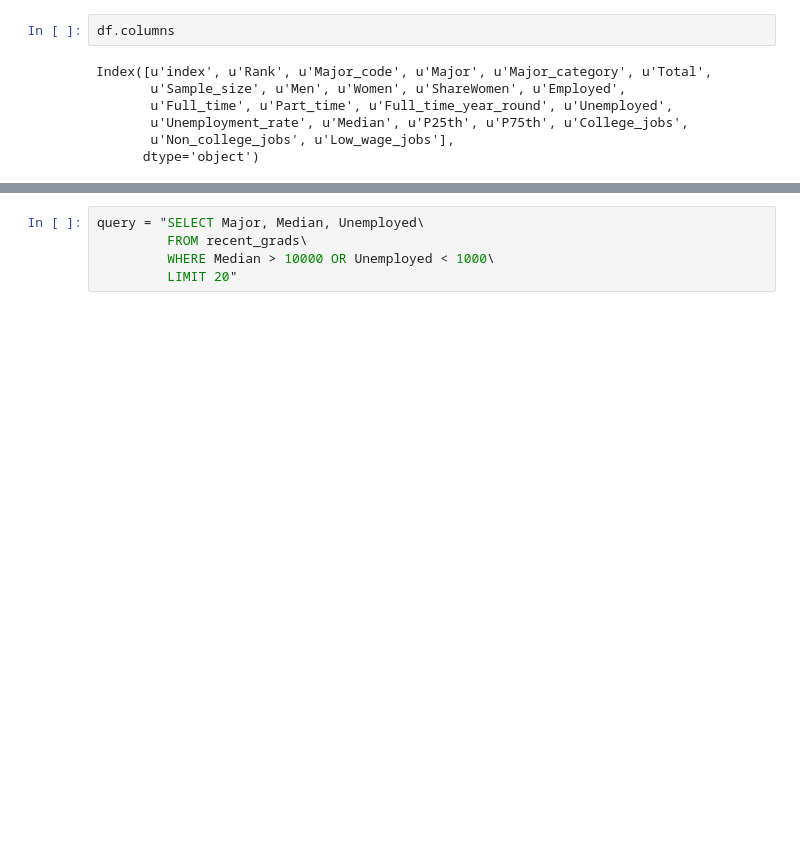
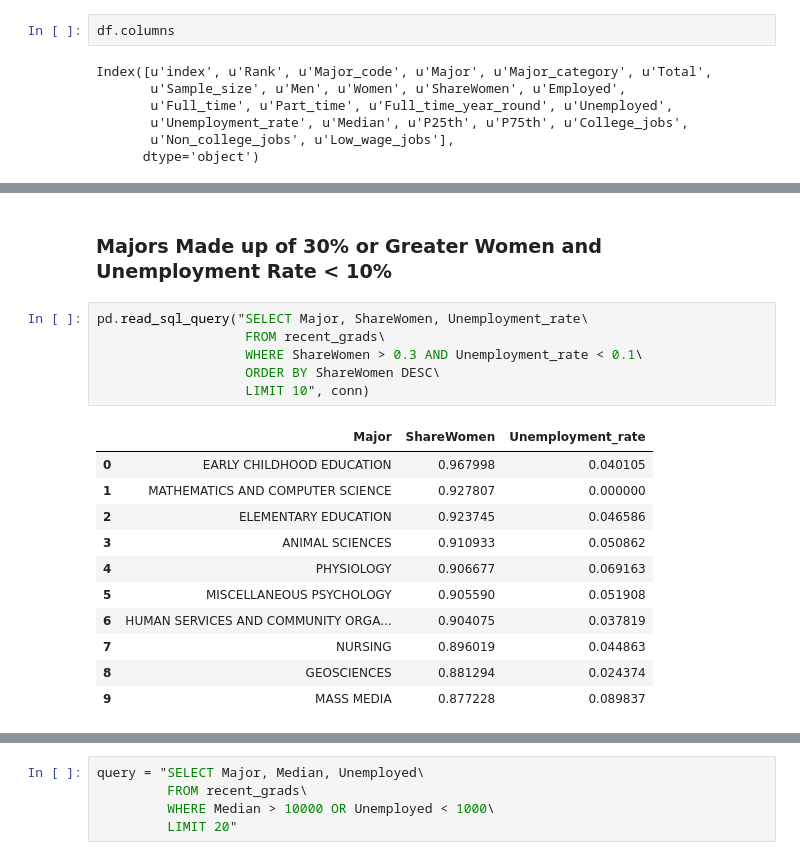
Before and after one commit to FightingInertia/SQL_Fundamentals-Intro_To_SQL, a Jupyter notebook: Introduction to SQL.ipynb, the cells around one changed output, grey strips where cells are left out. Saved outputs shown, nothing was run; the diff lists cells and outputs as text; blank space fills up the shorter version.

```diff
--- a/Introduction to SQL.ipynb
+++ b/Introduction to SQL.ipynb
@@ -92,0 +156,20 @@ pd.read_sql_query(query, conn)
+# %% [markdown]
+### Majors Made up of 30% or Greater Women and Unemployment Rate < 10%
+# %%
+pd.read_sql_query("SELECT Major, ShareWomen, Unemployment_rate\
+                   FROM recent_grads\
+                   WHERE ShareWomen > 0.3 AND Unemployment_rate < 0.1\
+                   ORDER BY ShareWomen DESC\
+                   LIMIT 10", conn)
+# %% [output]
+|  | Major | ShareWomen | Unemployment_rate |
+| 0 | EARLY CHILDHOOD EDUCATION | 0.967998 | 0.040105 |
+| 1 | MATHEMATICS AND COMPUTER SCIENCE | 0.927807 | 0.000000 |
+| 2 | ELEMENTARY EDUCATION | 0.923745 | 0.046586 |
+| 3 | ANIMAL SCIENCES | 0.910933 | 0.050862 |
+| 4 | PHYSIOLOGY | 0.906677 | 0.069163 |
+| 5 | MISCELLANEOUS PSYCHOLOGY | 0.905590 | 0.051908 |
+| 6 | HUMAN SERVICES AND COMMUNITY ORGA... | 0.904075 | 0.037819 |
+| 7 | NURSING | 0.896019 | 0.044863 |
+| 8 | GEOSCIENCES | 0.881294 | 0.024374 |
+| 9 | MASS MEDIA | 0.877228 | 0.089837 |
```
Also changed, not shown: parts of 45 cells of this notebook.
